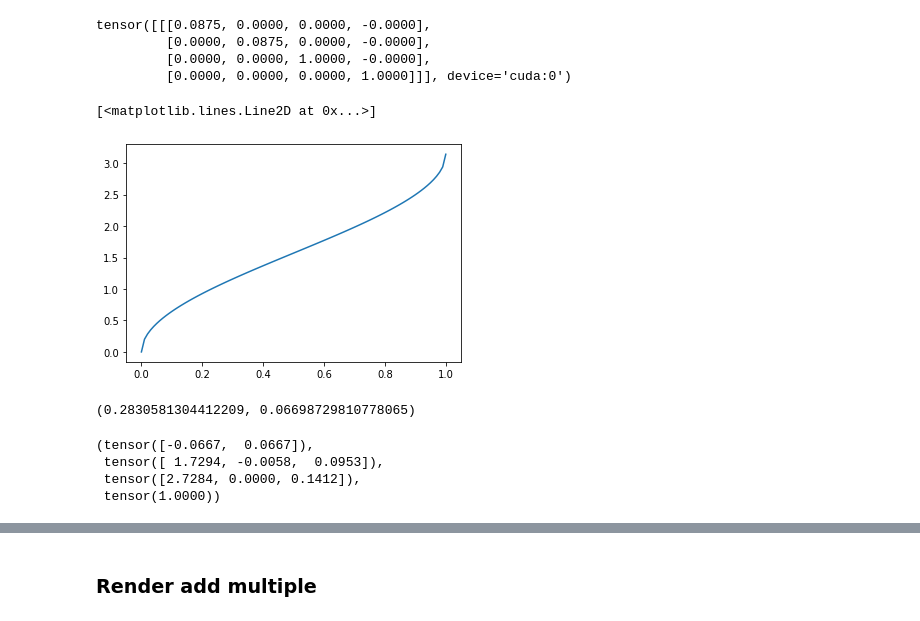
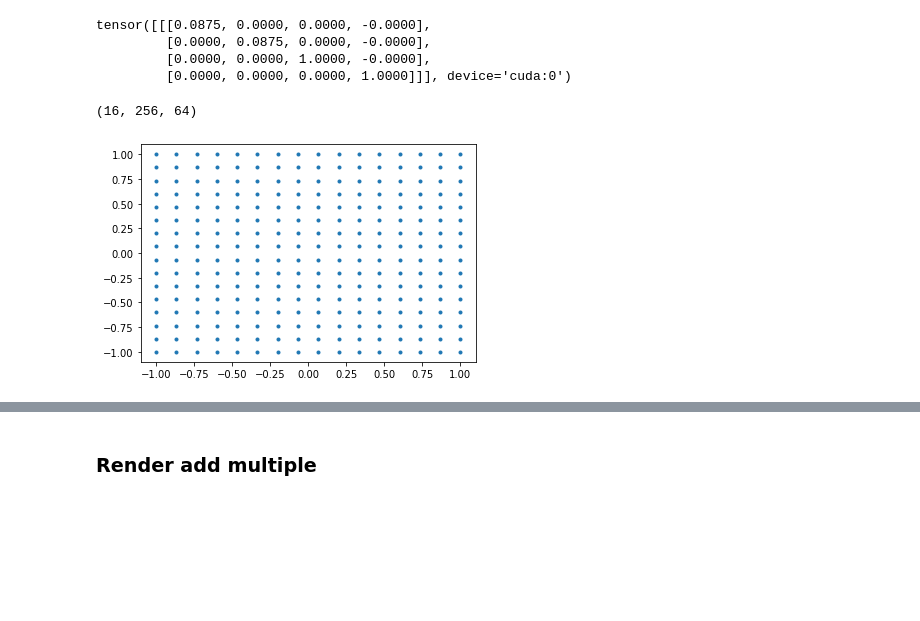
Before and after one commit to fireofearth/giraffe, a Jupyter notebook: test.render.cars256_pretrained.ipynb, the cells around one changed output, grey strips where cells are left out. Saved outputs shown, nothing was run; the diff lists cells and outputs as text; code cells hidden in the pictures; blank space fills up the shorter version.

```diff
--- a/test.render.cars256_pretrained.ipynb
+++ b/test.render.cars256_pretrained.ipynb
@@ -462,14 +560,3 @@ tensor([[[0.0875, 0.0000, 0.0000, -0.0000],
          [0.0000, 0.0875, 0.0000, -0.0000],
          [0.0000, 0.0000, 1.0000, -0.0000],
          [0.0000, 0.0000, 0.0000, 1.0000]]], device='cuda:0')
-# %%
-x = np.linspace(0, 1, 100)
-phi = np.arccos(1 - 2*x)
-plt.plot(x, phi)
-# %% [output]
-[<matplotlib.lines.Line2D at 0x...>]
-[figure, removed]
-# %%
-(1 - math.cos((5/14)*math.pi))/2, (1 - math.cos((1/6)*math.pi))/2
-# %% [output]
-(0.2830581304412209, 0.06698729810778065)
@@ -489,7 +563,16 @@ camera_world = im2scene.common.origin_to_world(16*16, camera_mat=camera_mat, wor
-# %%
-pixels[0, 120], pixels_world[0, 120], camera_world[0,0], torch.norm(pixels_world[0, 120] - camera_world[0,0])
-# %% [output]
-(tensor([-0.0667,  0.0667]),
- tensor([ 1.7294, -0.0058,  0.0953]),
- tensor([2.7284, 0.0000, 0.1412]),
- tensor(1.0000))
+# %%
+%matplotlib inline
+# collect a grid of pixels
+# pixels has shape (batch_size=1, res*res, 2)
+res = gen.resolution_vol
+n_points = res * res
+n_steps = gen.n_ray_samples
+_, pixels = im2scene.common.arange_pixels((res, res))
+pixels = pixels
+pixels[..., -1] *= -1. # why?
+plt.scatter(*pixels[0].T, marker=".")
+pixels = pixels.to(device)
+res, n_points, n_steps
+# %% [output]
+(16, 256, 64)
+[figure, added]
```
Also changed, not shown: parts of 36 cells of this notebook, 4 other files.
